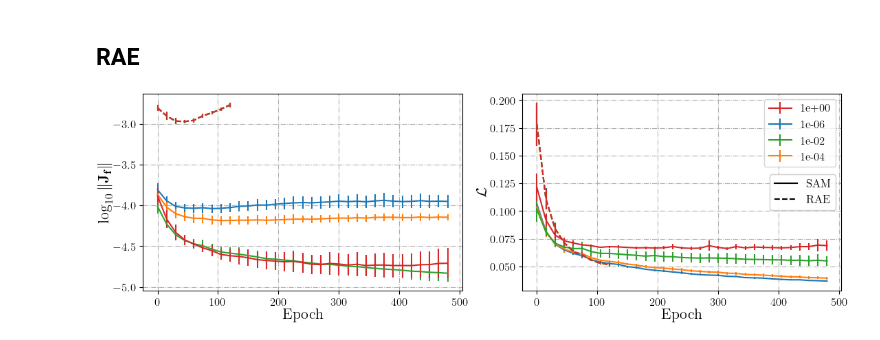
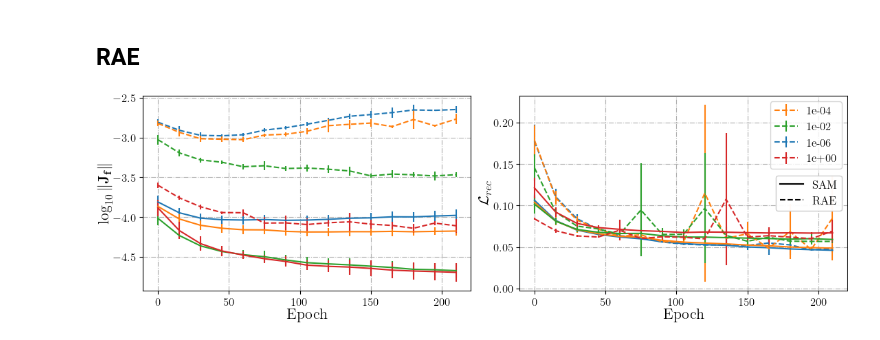
Before and after one commit to rpatrik96/vae-sam, a Jupyter notebook: analysis/figures.ipynb, the cells around one changed output. Drawn from its saved outputs; the diff is of its cells as text; code cells hidden in the pictures.

Commit message:
load new RAE sweep +save

```diff
--- a/analysis/figures.ipynb
+++ b/analysis/figures.ipynb
@@ -45,11 +42,11 @@ runs = api.runs(ENTITY + "/" + PROJECT)
 SWEEP_ID = "e0geelo2"
 sweep = api.sweep(f"{ENTITY}/{PROJECT}/{SWEEP_ID}")
 filename = f"sam_vae_{SWEEP_ID}"
-df_sam_vae, sam_val_loss, sam_val_scale_inv, _, sam_recon_loss_no_sam = sweep2df(sweep.runs, filename, save=True, load=False)
+df_sam_vae, sam_val_loss, sam_val_scale_inv, _, sam_recon_loss_no_sam = sweep2df(sweep.runs, filename, save=True, load=True)
 # %% [markdown]
 ## Fix encoder variance
 # %%
 SWEEP_ID = "4aggfh82"
 sweep = api.sweep(f"{ENTITY}/{PROJECT}/{SWEEP_ID}")
 filename = f"fix_enc_var_sweep_{SWEEP_ID}"
-df_fix_enc_var, fix_enc_val_loss, fix_enc_val_scale_inv, _, fix_enc_val_recon_loss_no_sam = sweep2df(sweep.runs, filename, save=True, load=False)
+df_fix_enc_var, fix_enc_val_loss, fix_enc_val_scale_inv, _, fix_enc_val_recon_loss_no_sam = sweep2df(sweep.runs, filename, save=True, load=True)
@@ -56,10 +55,10 @@ df_fix_enc_var, fix_enc_val_loss, fix_enc_val_scale_inv, _, fix_enc_val_recon_lo
 # %% [markdown]
 ## RAE
 # %%
-SWEEP_ID = "dzf5aufj" #"kmnl40of"
+SWEEP_ID = "90eidzip" #"dzf5aufj" #"kmnl40of"
 sweep = api.sweep(f"{ENTITY}/{PROJECT}/{SWEEP_ID}")
 filename = f"rae_sweep_{SWEEP_ID}"
-df_rae, rae_val_loss, rae_val_scale_inv, rae_val_grad_loss, rae_val_recon_loss_no_sam = sweep2df(sweep.runs, filename, save=True, load=False)
+df_rae, rae_val_loss, rae_val_scale_inv, rae_val_grad_loss, rae_val_recon_loss_no_sam = sweep2df(sweep.runs, filename, save=True, load=True)
 # %% [markdown]
 # Pre-processing
 # %%
@@ -243,12 +242,17 @@ ax.grid(True, which="both", ls="-.")
 for (var, inv_scale_sam), inv_scale_rae, color in zip(scale_enc_var_sam.items(), scale_rae.values(), COLORS):
     if len(inv_scale_sam) > 0:
         std = np.sqrt(var)
-        val_epoch_ticks = range(0, len(inv_scale_sam[0]) * val_epoch_factor, val_epoch_factor)
+        val_epoch_ticks = range(0, (len_rae:= len(inv_scale_rae[0])) * val_epoch_factor, val_epoch_factor)
+        ax.errorbar(val_epoch_ticks, np.log10(inv_scale_rae/std*sqrt_dim).mean(0), np.log10(inv_scale_rae/std*sqrt_dim).std(0), c=color, label=f"{var:.0e}", ls="dashed")
+
+        if len_rae < (len_fix_enc := len(inv_scale_sam[0])):
+            len_fix_enc = len_rae
+            inv_scale_sam = inv_scale_sam[:, :len_fix_enc]
+
+        val_epoch_ticks = range(0,  len_fix_enc * val_epoch_factor, val_epoch_factor)
         ax.errorbar(val_epoch_ticks, np.log10(inv_scale_sam/std*sqrt_dim).mean(0), np.log10(inv_scale_sam/std*sqrt_dim).std(0), c=color, label=f"{var:.0e}", ls="solid")
 
 
-        val_epoch_ticks = range(0, len(inv_scale_rae[0]) * val_epoch_factor, val_epoch_factor)
-        ax.errorbar(val_epoch_ticks, np.log10(inv_scale_rae/std*sqrt_dim).mean(0), np.log10(inv_scale_rae/std*sqrt_dim).std(0), c=color, label=f"{var:.0e}", ls="dashed")
 
 
 
@@ -265,43 +269,49 @@ ax.grid(True, which="both", ls="-.")
 
 for (var, l_sam), l_rae, color in zip(val_rec_no_sam_enc_var_sam.items(),  recon_loss_no_sam_rae.values(), COLORS):
     if len(l_sam) > 0:
-        val_epoch_ticks = range(0, len(l_sam[0]) * val_epoch_factor, val_epoch_factor)
+        val_epoch_ticks = range(0, (len_rae:=len(l_rae[0])) * val_epoch_factor, val_epoch_factor)
+        ax.errorbar(val_epoch_ticks, l_rae.mean(0), l_rae.std(0), c=color, label=f"{var:.0e}", ls="dashed")
+
+
+        if len_rae < (len_sam := len(l_sam[0])):
+            len_sam = len_rae
+            l_sam = l_sam[:, :len_sam]
+
+        val_epoch_ticks = range(0, len_sam * val_epoch_factor, val_epoch_factor)
         ax.errorbar(val_epoch_ticks, l_sam.mean(0), l_sam.std(0), c=color, label=f"{var:.0e}", ls="solid")
 
-        val_epoch_ticks = range(0, len(l_rae[0]) * val_epoch_factor, val_epoch_factor)
-        ax.errorbar(val_epoch_ticks, l_rae.mean(0), l_rae.std(0), c=color, label=f"{var:.0e}", ls="dashed")
 
 
 ax.set_xlabel("Epoch", labelpad=LABELPAD)
 ax.set_ylabel("$\mathcal{L}$", labelpad=LABELPAD)
 
 
 
 
 
 
 # Create the color-based legend and set its location
 handles, labels = ax.get_legend_handles_labels()
 unique_labels = list(set(labels))
 handles = [handles[labels.index(label)] for label in unique_labels]
 labels = unique_labels
 legend1 = ax.legend(handles, labels, loc='upper right')
 
 # Create the linestyle-based legend and set its location
 line_sam = mlines.Line2D([], [], color='black', linestyle='solid', label='solid')
 line_no_sam = mlines.Line2D([], [], color='black', linestyle='dashed', label='dashed')
 handles2 = [line_sam, line_no_sam]
 labels2 = ['SAM', 'RAE']
 legend2 = ax.legend(handles2, labels2, loc='right')
 
 ax.set_xlabel("Epoch", labelpad=LABELPAD)
-ax.set_ylabel("$\mathcal{L}$", labelpad=LABELPAD)
+ax.set_ylabel("$\mathcal{L}_{rec}$", labelpad=LABELPAD)
 
 # Add the linestyle-based legend to the color-based legend
 ax.add_artist(legend1)
 ax.add_artist(legend2)
 
 
 plt.savefig("loss_grad_rae.svg")
 # %% [output]
-[figure, old version]
+[figure, new version]
```
Also changed, not shown: parts of 2 cells of this notebook.
